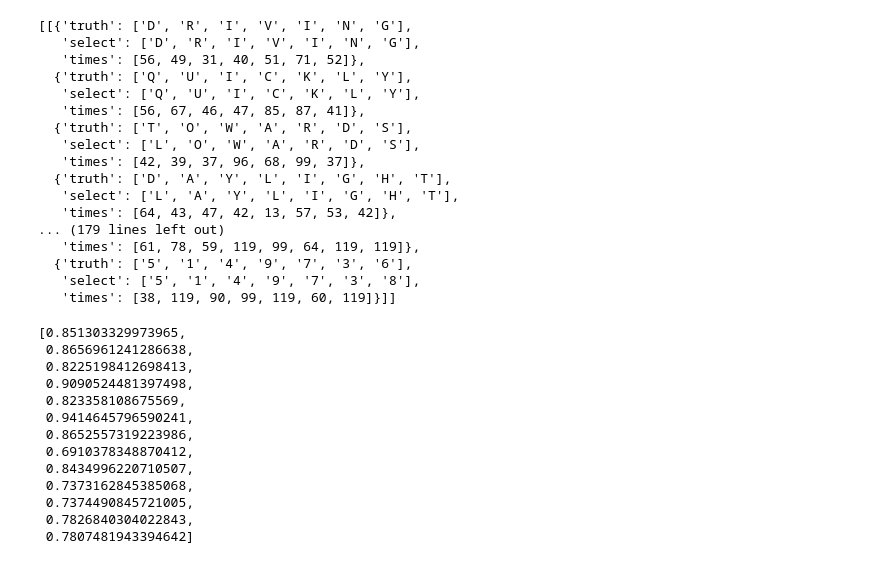
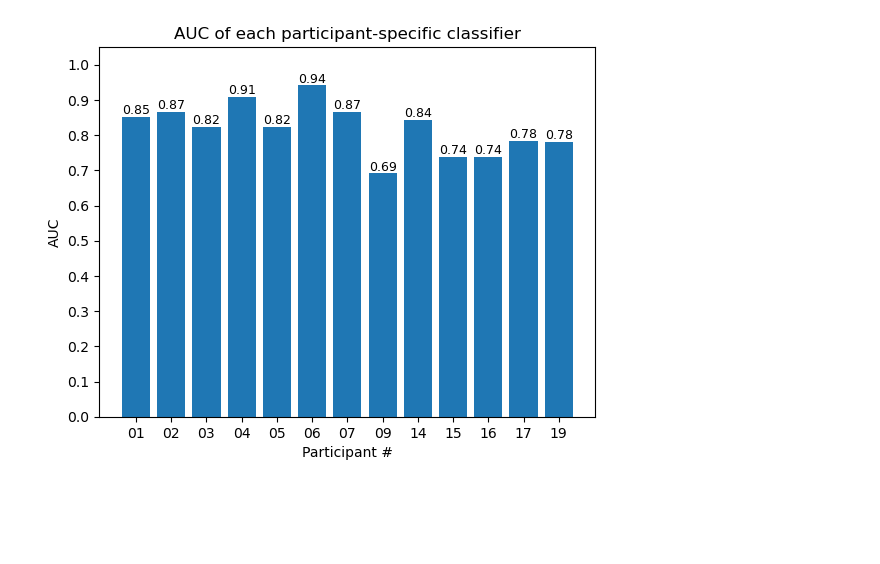
Before and after one commit to zs144/P300-BCI, a Jupyter notebook: Task5/task5-extra-2.ipynb, the cells around one changed output. Cells and saved outputs as stored; diff of their text form; code cells hidden in the pictures; blank space fills up the shorter version.

Commit message:
Export visualization result

```diff
--- a/Task5/task5-extra-2.ipynb
+++ b/Task5/task5-extra-2.ipynb
@@ -48,8 +52,8 @@ NUM_TEST_WORDS  = 5 # number of testing words for one participant
 obj_indices = ['01', '02', '03', '04', '05', '06', '07',
                '09', '14', '15', '16', '17', '19']
 
-AUCs = []
-all_performance = []
+DS_AUCs = []
+DS_all_performance = []
 
 for obj in obj_indices:
     directory = '/Users/zionshane/Desktop/Duke/Research/BCI_data/EDFData-StudyA'
@@ -84,7 +88,7 @@ for obj in obj_indices:
             pickle.dump(clf,f)
 
     auc = clf.test(test_features, test_response)
-    AUCs.append(auc)
+    DS_AUCs.append(auc)
 
     scores = pd.DataFrame(clf.test(train_features), columns=['score'])
     scores['is_target'] = train_response.astype('int')
@@ -185,40 +189,19 @@ for obj in obj_indices:
 
         participant_perform.append(trail_perform)
 
-    all_performance.append(participant_perform)
+    DS_all_performance.append(participant_perform)
 # %%
-all_performance # check results [passed!]
+# all_performance # check results [passed!]
+
+# AUCs # check results [passed!]
-# %% [output]
-[[{'truth': ['D', 'R', 'I', 'V', 'I', 'N', 'G'],
-   'select': ['D', 'R', 'I', 'V', 'I', 'N', 'G'],
-   'times': [56, 49, 31, 40, 51, 71, 52]},
-  {'truth': ['Q', 'U', 'I', 'C', 'K', 'L', 'Y'],
-   'select': ['Q', 'U', 'I', 'C', 'K', 'L', 'Y'],
-   'times': [56, 67, 46, 47, 85, 87, 41]},
-  {'truth': ['T', 'O', 'W', 'A', 'R', 'D', 'S'],
-   'select': ['L', 'O', 'W', 'A', 'R', 'D', 'S'],
-   'times': [42, 39, 37, 96, 68, 99, 37]},
-  {'truth': ['D', 'A', 'Y', 'L', 'I', 'G', 'H', 'T'],
-   'select': ['L', 'A', 'Y', 'L', 'I', 'G', 'H', 'T'],
-   'times': [64, 43, 47, 42, 13, 57, 53, 42]},
-... (179 lines left out)
-   'times': [61, 78, 59, 119, 99, 64, 119, 119]},
-  {'truth': ['5', '1', '4', '9', '7', '3', '6'],
-   'select': ['5', '1', '4', '9', '7', '3', '8'],
-   'times': [38, 119, 90, 99, 119, 60, 119]}]]
-# %%
-AUCs
-# %% [output]
-[0.851303329973965,
- 0.8656961241286638,
- 0.8225198412698413,
- 0.9090524481397498,
- 0.823358108675569,
- 0.9414645796590241,
- 0.8652557319223986,
- 0.6910378348870412,
- 0.8434996220710507,
- 0.7373162845385068,
- 0.7374490845721005,
- 0.7826840304022843,
- 0.7807481943394642]
+# %%
+ax = plt.bar(x=obj_indices, height=DS_AUCs)
+plt.bar_label(ax, labels=['%.2f'%(i) for i in DS_AUCs], fontsize=9)
+plt.xlabel('Participant #')
+plt.ylabel('AUC')
+plt.ylim(0, 1+0.05)
+plt.yticks([0.1*i for i in range(11)])
+plt.title('AUC of each participant-specific classifier')
+plt.show()
+# %% [output]
+[figure, added]
```
Also changed, not shown: parts of 9 cells of this notebook, 5 other files.
